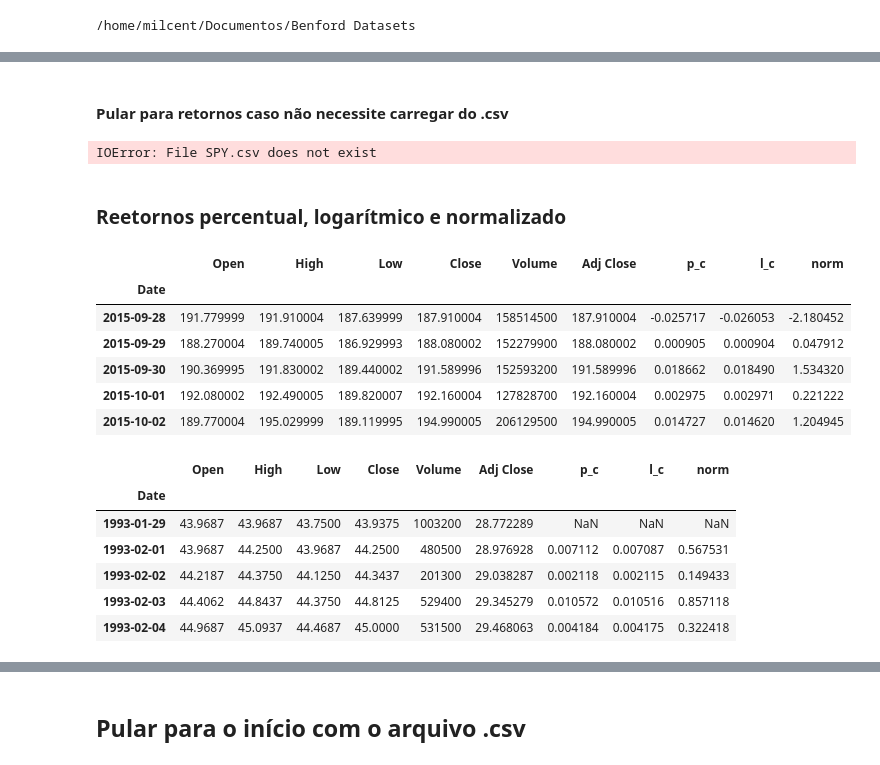
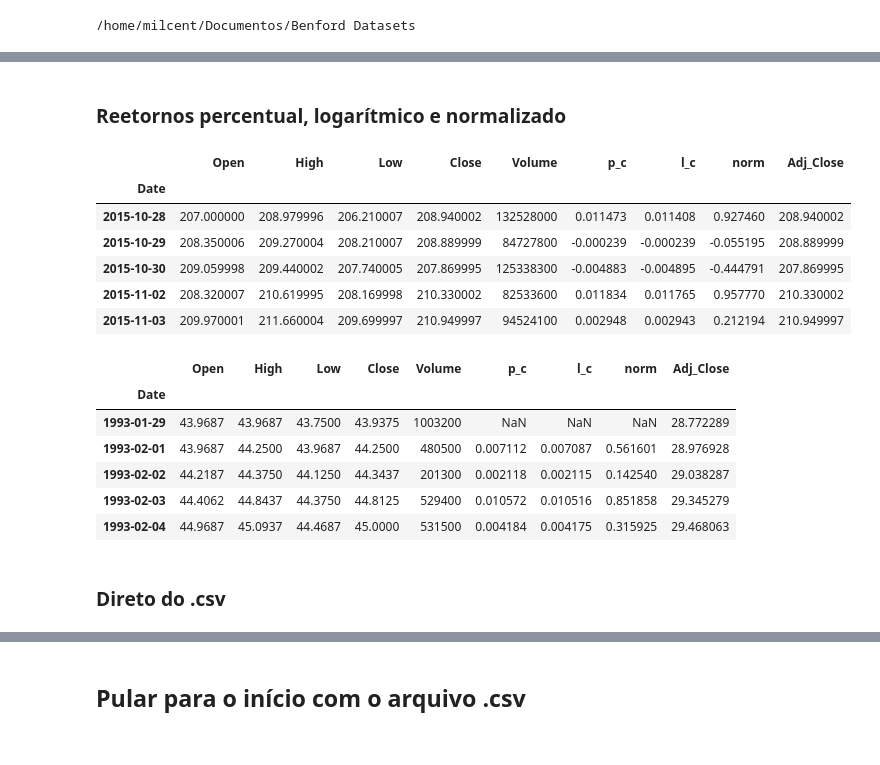
Before and after one commit to milcent/benford_py, a Jupyter notebook: Ben_OOP.ipynb, the cells around one changed output, grey strips where cells are left out. Cells and saved outputs as stored; diff of their text form; code cells hidden in the pictures.

```diff
--- a/Ben_OOP.ipynb
+++ b/Ben_OOP.ipynb
@@ -35,31 +40,28 @@ memory usage: 312.4 KB
-# %% [markdown]
-#### Pular para retornos caso não necessite carregar do .csv
-# %%
-i = pd.read_csv('SPY.csv')
-# %% [output]
-IOError: File SPY.csv does not exist
+# %%
+i['Adj_Close']=i['Adj Close']
+del i['Adj Close']
 # %% [markdown]
 ###  Reetornos percentual, logarítmico e normalizado
 # %%
-i['p_c'] = i.Close/i.Close.shift()-1
-i['l_c'] = np.log(i.Close/i.Close.shift())
+i['p_c'] = i.Adj_Close/i.Adj_Close.shift()-1
+i['l_c'] = np.log(i.Adj_Close/i.Adj_Close.shift())
 i['norm'] = (i.p_c - i.p_c.mean())/i.p_c.std()
 i.tail()
 # %% [output]
-|  | Open | High | Low | Close | Volume | Adj Close | p_c | l_c | norm |
+|  | Open | High | Low | Close | Volume | p_c | l_c | norm | Adj_Close |
 | Date |  |  |  |  |  |  |  |  |  |
-| 2015-09-28 | 191.779999 | 191.910004 | 187.639999 | 187.910004 | 158514500 | 187.910004 | -0.025717 | -0.026053 | -2.180452 |
-| 2015-09-29 | 188.270004 | 189.740005 | 186.929993 | 188.080002 | 152279900 | 188.080002 | 0.000905 | 0.000904 | 0.047912 |
-| 2015-09-30 | 190.369995 | 191.830002 | 189.440002 | 191.589996 | 152593200 | 191.589996 | 0.018662 | 0.018490 | 1.534320 |
-| 2015-10-01 | 192.080002 | 192.490005 | 189.820007 | 192.160004 | 127828700 | 192.160004 | 0.002975 | 0.002971 | 0.221222 |
-| 2015-10-02 | 189.770004 | 195.029999 | 189.119995 | 194.990005 | 206129500 | 194.990005 | 0.014727 | 0.014620 | 1.204945 |
+| 2015-10-28 | 207.000000 | 208.979996 | 206.210007 | 208.940002 | 132528000 | 0.011473 | 0.011408 | 0.927460 | 208.940002 |
+| 2015-10-29 | 208.350006 | 209.270004 | 208.210007 | 208.889999 | 84727800 | -0.000239 | -0.000239 | -0.055195 | 208.889999 |
+| 2015-10-30 | 209.059998 | 209.440002 | 207.740005 | 207.869995 | 125338300 | -0.004883 | -0.004895 | -0.444791 | 207.869995 |
+| 2015-11-02 | 208.320007 | 210.619995 | 208.169998 | 210.330002 | 82533600 | 0.011834 | 0.011765 | 0.957770 | 210.330002 |
+| 2015-11-03 | 209.970001 | 211.660004 | 209.699997 | 210.949997 | 94524100 | 0.002948 | 0.002943 | 0.212194 | 210.949997 |
 # %%
 i.head()
 # %% [output]
-|  | Open | High | Low | Close | Volume | Adj Close | p_c | l_c | norm |
+|  | Open | High | Low | Close | Volume | p_c | l_c | norm | Adj_Close |
 | Date |  |  |  |  |  |  |  |  |  |
-| 1993-01-29 | 43.9687 | 43.9687 | 43.7500 | 43.9375 | 1003200 | 28.772289 | NaN | NaN | NaN |
-| 1993-02-01 | 43.9687 | 44.2500 | 43.9687 | 44.2500 | 480500 | 28.976928 | 0.007112 | 0.007087 | 0.567531 |
-| 1993-02-02 | 44.2187 | 44.3750 | 44.1250 | 44.3437 | 201300 | 29.038287 | 0.002118 | 0.002115 | 0.149433 |
-| 1993-02-03 | 44.4062 | 44.8437 | 44.3750 | 44.8125 | 529400 | 29.345279 | 0.010572 | 0.010516 | 0.857118 |
-| 1993-02-04 | 44.9687 | 45.0937 | 44.4687 | 45.0000 | 531500 | 29.468063 | 0.004184 | 0.004175 | 0.322418 |
+| 1993-01-29 | 43.9687 | 43.9687 | 43.7500 | 43.9375 | 1003200 | NaN | NaN | NaN | 28.772289 |
+| 1993-02-01 | 43.9687 | 44.2500 | 43.9687 | 44.2500 | 480500 | 0.007112 | 0.007087 | 0.561601 | 28.976928 |
+| 1993-02-02 | 44.2187 | 44.3750 | 44.1250 | 44.3437 | 201300 | 0.002118 | 0.002115 | 0.142540 | 29.038287 |
+| 1993-02-03 | 44.4062 | 44.8437 | 44.3750 | 44.8125 | 529400 | 0.010572 | 0.010516 | 0.851858 | 29.345279 |
+| 1993-02-04 | 44.9687 | 45.0937 | 44.4687 | 45.0000 | 531500 | 0.004184 | 0.004175 | 0.315925 | 29.468063 |
@@ -65,0 +70,2 @@ i.head()
+# %% [markdown]
+### Direto do .csv
```
Also changed, not shown: parts of 29 cells of this notebook, 2 other files.
